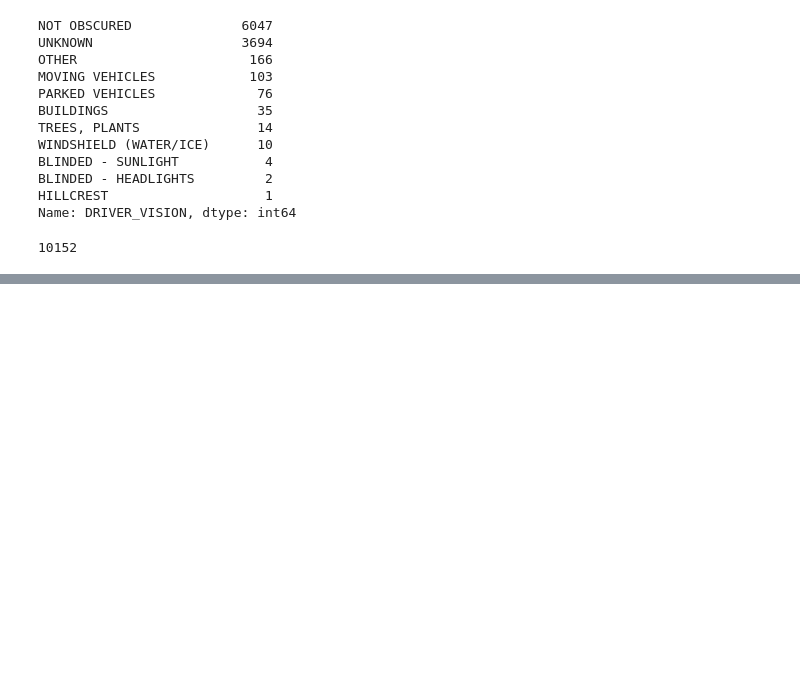
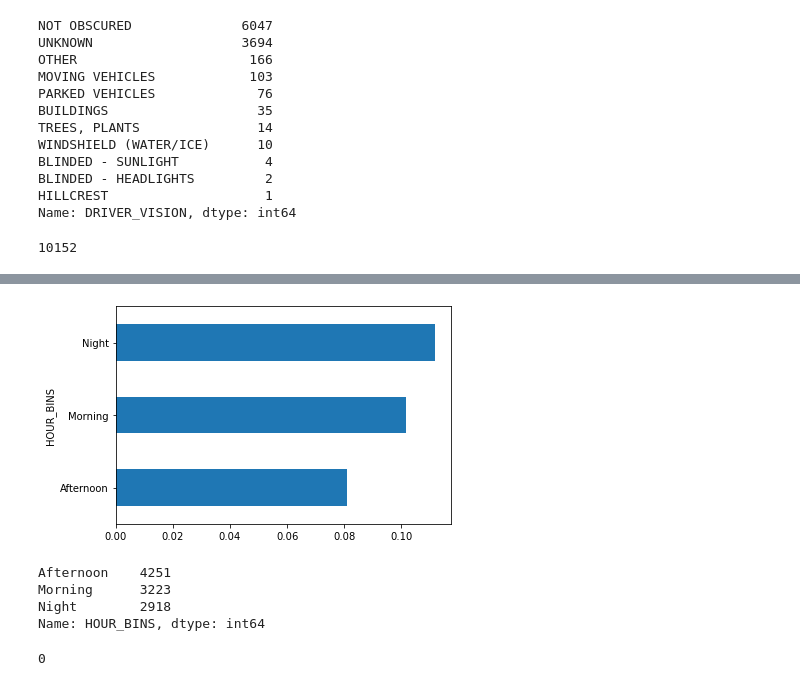
Before and after one commit to jnahra/phase-3-project, a Jupyter notebook: sean_notebook.ipynb, the cells around one changed output, grey strips where cells are left out. Saved outputs shown, nothing was run; the diff lists cells and outputs as text; code cells hidden in the pictures; blank space fills up the shorter version.

```diff
--- a/sean_notebook.ipynb
+++ b/sean_notebook.ipynb
@@ -744,0 +699,2 @@ df.loc[df['DRIVER_VISION'] == 'VARIABLE', 'COLUMN-NAME'] = 0
+# %%
+df['UNSAFE_ACTION'].dropna(inplace=True)
@@ -744,0 +725,27 @@ df.loc[df['DRIVER_VISION'] == 'VARIABLE', 'COLUMN-NAME'] = 0
+# %%
+def hour_bins(row):
+    if row['CRASH_HOUR'] <= 12:
+        return 'Morning'
+    elif row['CRASH_HOUR'] <= 17:
+        return 'Afternoon'
+    elif row['CRASH_HOUR'] <= 23:
+        return 'Night'
+    else:
+        return 'Unknown'
+
+df['HOUR_BINS'] = df.apply(hour_bins,axis=1)
+# %%
+df.groupby(by=['HOUR_BINS'])['INJURY_BAD'].mean().sort_values().plot(kind='barh');
+# %% [output]
+[figure, added]
+# %%
+df['HOUR_BINS'].value_counts()
+# %% [output]
+Afternoon    4251
+Morning      3223
+Night        2918
+Name: HOUR_BINS, dtype: int64
+# %%
+df['HOUR_BINS'].isna().sum()
+# %% [output]
+0
```
Also changed, not shown: parts of 76 cells of this notebook.
